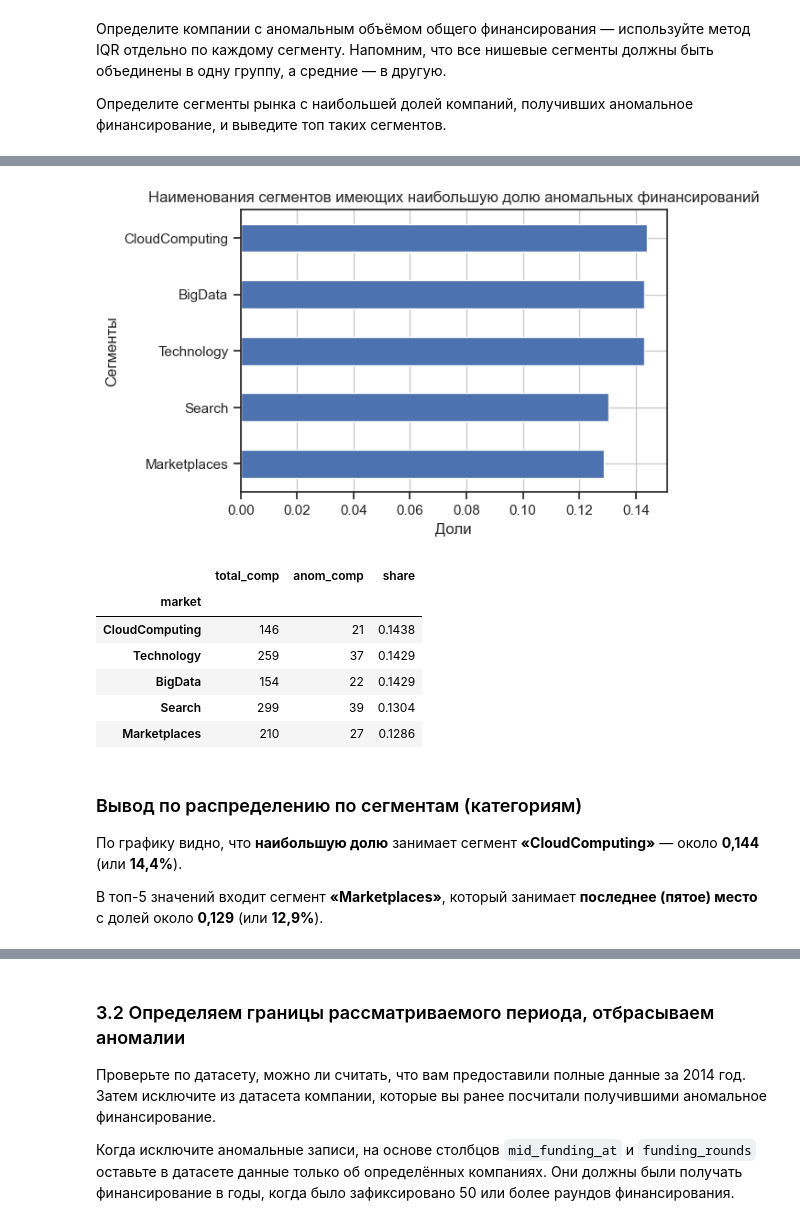
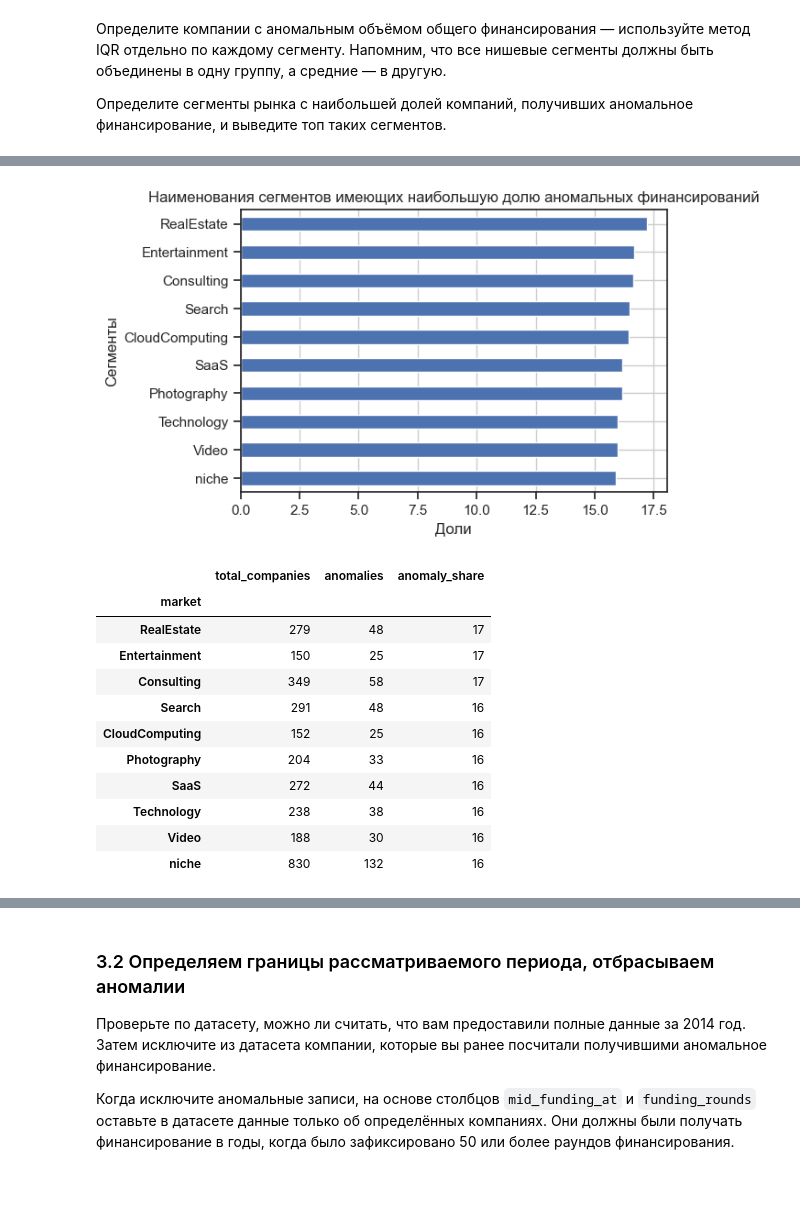
Before and after one commit to CAH0/startup-funding-analysis, a Jupyter notebook: startup_funding_analysis.ipynb, the cells around one changed output, grey strips where cells are left out. Saved outputs shown, nothing was run; the diff lists cells and outputs as text; code cells hidden in the pictures; blank space fills up the shorter version.

```diff
--- a/startup_funding_analysis.ipynb
+++ b/startup_funding_analysis.ipynb
@@ -669,0 +711,30 @@ Name: count, dtype: int64
+# %%
+df['is_anomaly'] = False
+
+for grp, subdf in df.groupby('market'):
+    q1 = subdf['funding_total_usd'].quantile(0.25)
+    q3 = subdf['funding_total_usd'].quantile(0.75)
+    iqr = q3 - q1
+
+    lower_bound = q1 - 1.5 * iqr
+    upper_bound = q3 + 1.5 * iqr
+
+    anomaly_idx = subdf[
+        (subdf['funding_total_usd'] < lower_bound) |
+        (subdf['funding_total_usd'] > upper_bound)
+    ].index
+
+    df.loc[anomaly_idx, 'is_anomaly'] = True
+
+total_anomalies = df['is_anomaly'].sum()
+total_share = (total_anomalies / len(df)) * 100
+print(f"Всего компаний с аномальным финансированием: {total_anomalies} ({total_share:.1f}% от всех данных)")
+segment_stats = df.groupby('market').agg(
+    total_companies=('funding_total_usd', 'count'),
+    anomalies=('is_anomaly', 'sum')
+)
+
+segment_stats['anomaly_share'] = (segment_stats['anomalies'] / segment_stats['total_companies']) * 100
+
+top_segments = segment_stats.sort_values('anomaly_share', ascending=False).head(10)
+display(top_segments)
@@ -670,39 +755,28 @@ Name: count, dtype: int64
 # %%
-data = df.groupby('market').agg(
-    total_comp = ('is_anomaly','count'),
-    anom_comp = ('is_anomaly', 'sum')
-)
-
-pd.set_option('display.float_format', lambda x: f'{x:.4f}')
-data['share'] = data['anom_comp'] / data['total_comp']
-
-data = data.sort_values(by='share',ascending=True).tail(5)
-
 plt.figure(figsize=(6,4))
 
-data['share'].plot(
+top_segments['anomaly_share'].sort_values().plot(
     kind = 'barh',
     title = 'Наименования сегментов имеющих наибольшую долю аномальных финансирований'
 )
 
 plt.xlabel('')
 plt.ylabel('Cегменты')
 plt.xlabel('Доли')
 plt.grid()
 plt.show()
-display(data.sort_values(by = 'share',ascending=False))
+display(top_segments.sort_values(by = 'anomaly_share',ascending=False))
 # %% [output]
-[figure, old version]
+[figure, new version]
-|  | total_comp | anom_comp | share |
+|  | total_companies | anomalies | anomaly_share |
 | market |  |  |  |
-| CloudComputing | 146 | 21 | 0.1438 |
-| Technology | 259 | 37 | 0.1429 |
-| BigData | 154 | 22 | 0.1429 |
-| Search | 299 | 39 | 0.1304 |
-| Marketplaces | 210 | 27 | 0.1286 |
+| RealEstate | 279 | 48 | 17 |
+| Entertainment | 150 | 25 | 17 |
+| Consulting | 349 | 58 | 17 |
+| Search | 291 | 48 | 16 |
+| CloudComputing | 152 | 25 | 16 |
+| Photography | 204 | 33 | 16 |
+| SaaS | 272 | 44 | 16 |
+| Technology | 238 | 38 | 16 |
+| Video | 188 | 30 | 16 |
+| niche | 830 | 132 | 16 |
-# %% [markdown]
-### Вывод по распределению по сегментам (категориям)
-
-По графику видно, что **наибольшую долю** занимает сегмент **«CloudComputing»** — около **0,144** (или **14,4%**).
-
-В топ-5 значений входит сегмент **«Marketplaces»**, который занимает **последнее (пятое) место** с долей около **0,129** (или **12,9%**).
```
Also changed, not shown: parts of 65 cells of this notebook.
